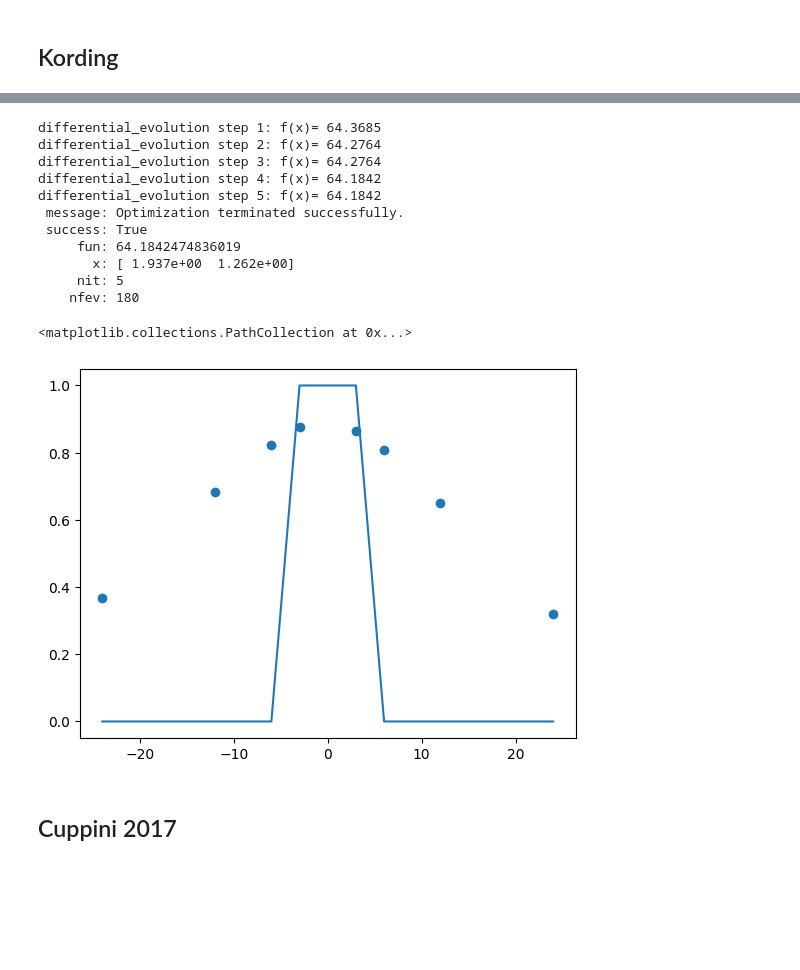
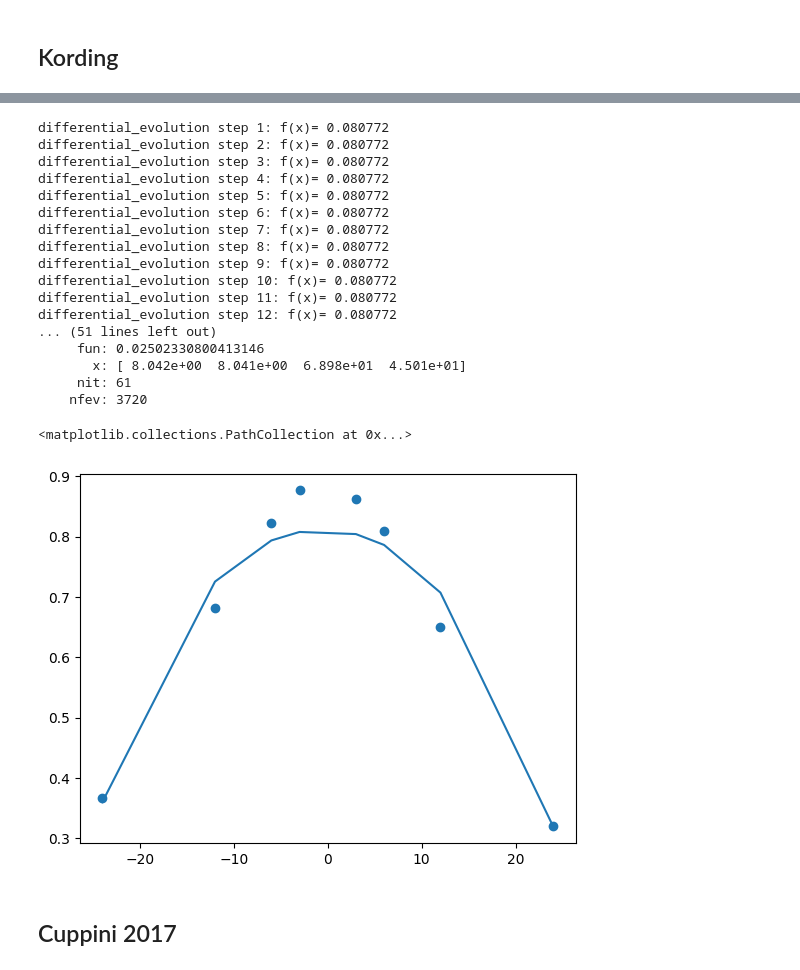
Before and after one commit to renatoparedes/NeuroMSI-Network, a Jupyter notebook: Fit.ipynb, the cells around one changed output, grey strips where cells are left out. Saved outputs shown, nothing was run; the diff lists cells and outputs as text; code cells hidden in the pictures; blank space fills up the shorter version.

```diff
--- a/Fit.ipynb
+++ b/Fit.ipynb
@@ -224,5 +224,8 @@ plt.scatter(dis, bias_data)
 # %%
-def kording_causes_job(a_sigma, v_sigma):
+from skneuromsi.bayesian import Kording2007
+
+
+def kording_causes_job(a_sigma, v_sigma, p_mu, p_sigma):
     model = Kording2007(position_range=(0, 90), position_res=1)
     sp = ParameterSweep(
         model=model, target="visual_position", repeat=1, n_jobs=1, range=45 + dis
@@ -232,16 +235,18 @@ def kording_causes_job(a_sigma, v_sigma):
         visual_sigma=v_sigma,
         auditory_sigma=a_sigma,
         noise=False,
-        prior_mu=45,
-        prior_sigma=20,
+        prior_mu=p_mu,
+        prior_sigma=p_sigma,
         strategy="selection",
+        causes_kind="prob",
     )
-    causes = res.causes.unity_report()
-    return causes.values
+    causes = res.causes.causes_by_parameter(parameter="visual_position")[("", "Causes")]
+
+    return causes
 
 
 def kording_causes_cost(theta):
-    model_data = kording_causes_job(theta[0], theta[1])
+    model_data = kording_causes_job(theta[0], theta[1], theta[2], theta[3])
     exp_data = causes_data
 
     cost = np.sum(np.square(np.divide(exp_data - model_data, exp_data)))
@@ -252,7 +257,7 @@ def kording_causes_cost(theta):
     return cost
 
 
-bounds = [(0.1, 48), (0.1, 48)]
+bounds = [(0.1, 48), (0.1, 48), (21, 69), (0.1, 48)]
 kording_causes_fit_res = differential_evolution(
     kording_causes_cost,
     bounds,
@@ -263,27 +268,36 @@ kording_causes_fit_res = differential_evolution(
 )
 print(kording_causes_fit_res)
 # %% [output]
-differential_evolution step 1: f(x)= 64.3685
-differential_evolution step 2: f(x)= 64.2764
-differential_evolution step 3: f(x)= 64.2764
-differential_evolution step 4: f(x)= 64.1842
-differential_evolution step 5: f(x)= 64.1842
- message: Optimization terminated successfully.
- success: True
-     fun: 64.1842474836019
-       x: [ 1.937e+00  1.262e+00]
-     nit: 5
-    nfev: 180
+differential_evolution step 1: f(x)= 0.080772
+differential_evolution step 2: f(x)= 0.080772
+differential_evolution step 3: f(x)= 0.080772
+differential_evolution step 4: f(x)= 0.080772
+differential_evolution step 5: f(x)= 0.080772
+differential_evolution step 6: f(x)= 0.080772
+differential_evolution step 7: f(x)= 0.080772
+differential_evolution step 8: f(x)= 0.080772
+differential_evolution step 9: f(x)= 0.080772
+differential_evolution step 10: f(x)= 0.080772
+differential_evolution step 11: f(x)= 0.080772
+differential_evolution step 12: f(x)= 0.080772
+... (51 lines left out)
+     fun: 0.02502330800413146
+       x: [ 8.042e+00  8.041e+00  6.898e+01  4.501e+01]
+     nit: 61
+    nfev: 3720
 # %%
 kording_model_causes_fit = kording_causes_job(
-    kording_causes_fit_res.x[0], kording_causes_fit_res.x[1]
+    kording_causes_fit_res.x[0],
+    kording_causes_fit_res.x[1],
+    kording_causes_fit_res.x[2],
+    kording_causes_fit_res.x[3],
 )
 
 plt.plot(dis, kording_model_causes_fit)
 plt.scatter(dis, causes_data)
 # %% [output]
 <matplotlib.collections.PathCollection at 0x...>
-[figure, old version]
+[figure, new version]
 # %% [markdown]
 ## Cuppini 2017
 # %%
```
Also changed, not shown: parts of 16 cells of this notebook, 1 other file.
